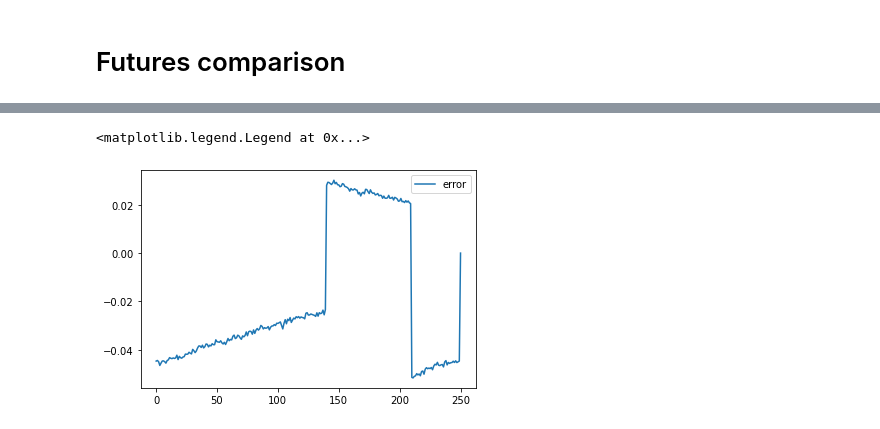
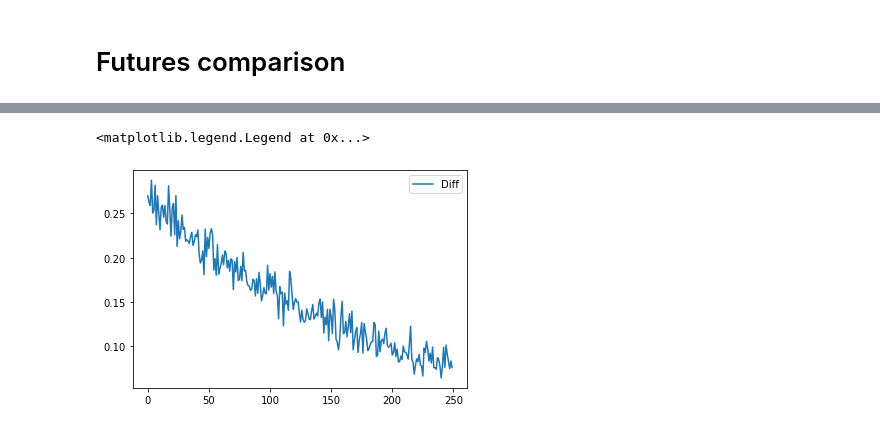
Before and after one commit to suren777/spread-filter, a Jupyter notebook: filter_spot_prediction_plus.ipynb, the cells around one changed output, grey strips where cells are left out. Saved outputs shown, nothing was run; the diff lists cells and outputs as text; code cells hidden in the pictures.

```diff
--- a/filter_spot_prediction_plus.ipynb
+++ b/filter_spot_prediction_plus.ipynb
@@ -11,9 +11,9 @@ from filter import Filter
 # %%
 x0, a, l, sig, k, dt = 1.5, 0.35, 0.05, 0.9, 0.25, 1 / 252.0
 c1, c2, c3, c4 = 1.2, 0.19, 0.1, -0.34
-q = 0.01
+q = 0.15
 n_steps = 252
-Tn = [200 / 360.0, 100.0 / 360.0 * 3]
+Tn = [400 / 360.0, 500.0 / 500 * 3]
 # %%
 price_path = generate_spread_path(
     x0,
@@ -94,7 +111,6 @@ Mean: 0.2
 # %%
-plt.plot(vn, label="error")
-
+plt.plot(vn[:-1]-price_path[1][2:], label="Diff")
 plt.legend()
 # %% [output]
 <matplotlib.legend.Legend at 0x...>
-[figure, old version]
+[figure, new version]
```
Also changed, not shown: parts of 5 cells of this notebook, 2 other files.
